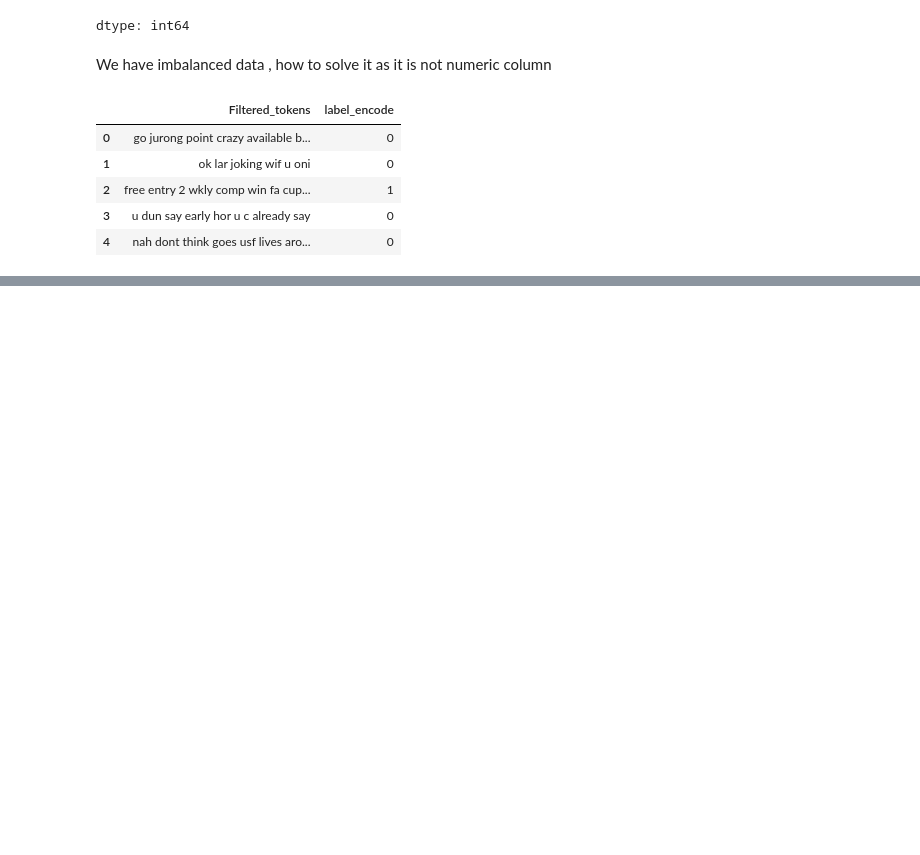
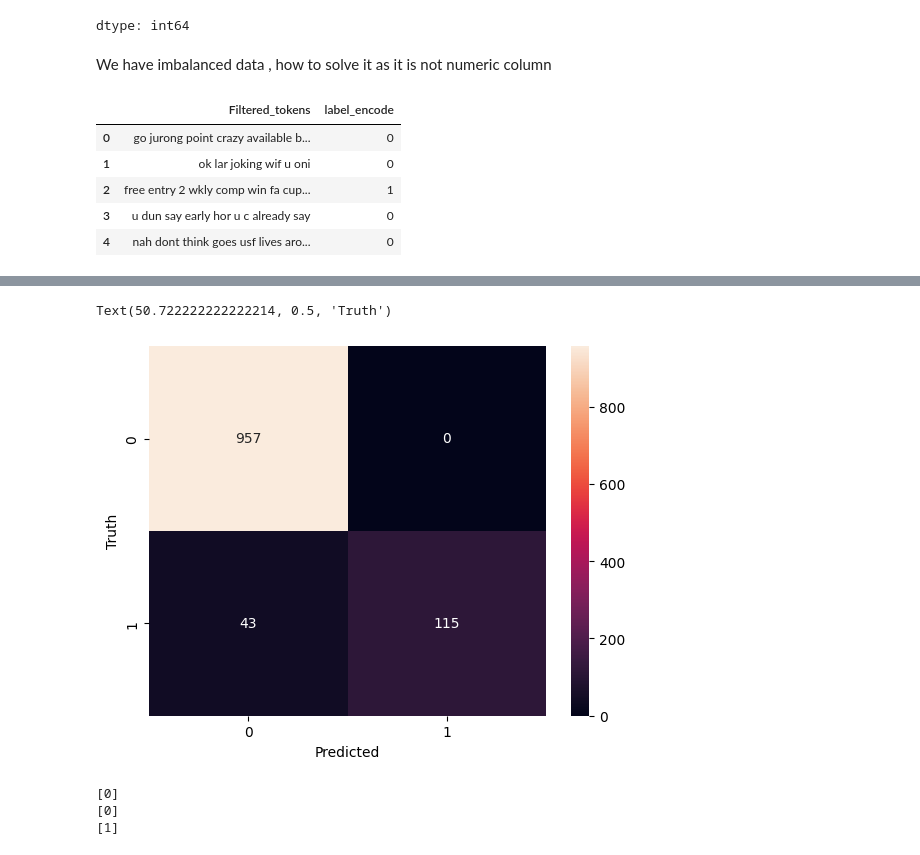
Before and after one commit to dhsingh0815/ML, a Jupyter notebook: Bayes/SpamIdentification.ipynb, the cells around one changed output, grey strips where cells are left out. Saved outputs shown, nothing was run; the diff lists cells and outputs as text; code cells hidden in the pictures; blank space fills up the shorter version.

```diff
--- a/Bayes/SpamIdentification.ipynb
+++ b/Bayes/SpamIdentification.ipynb
@@ -98,0 +101,13 @@ ValueError: could not convert string to float: 'go jurong point crazy available
+# %%
+vectorizer = TfidfVectorizer()
+X_train_pre= vectorizer.fit_transform(X_train)
+X_test_pre=vectorizer.transform(X_test)
+
+multinomialNB=MultinomialNB()
+multinomialNB.fit(X_train_pre, y_train)
+
+y_pred = multinomialNB.predict(X_test_pre)
+print(accuracy_score(y_test, y_pred))
+print(confusion_matrix(y_test, y_pred))
+print(classification_report(y_test, y_pred))
+cm=confusion_matrix(y_test, y_pred)
@@ -98,0 +126,23 @@ ValueError: could not convert string to float: 'go jurong point crazy available
+# %%
+from matplotlib import pyplot as plt
+import seaborn as sns
+sns.heatmap(cm, annot=True, fmt='d')
+plt.xlabel('Predicted')
+plt.ylabel('Truth')
+# %% [output]
+Text(50.722222222222214, 0.5, 'Truth')
+[figure, added]
+# %%
+print(multinomialNB.predict(vectorizer.transform(pd.Series("""Are you unique enough? Find out from 30th August. www.areyouunique.co.uk"""))))
+
+print(multinomialNB.predict(vectorizer.transform(pd.Series("""Dear User,
+All Hotmail customers have been upgraded to Outlook.com. Your Hotmail Account services has expired.
+Due to our new system upgrade to Outlook. In order for it to remain active follow the link Sign in Re-activate your account to Outlook. https://account.live.com
+Thanks,
+The Microsoft account team"""))))
+print(multinomialNB.predict(vectorizer.transform(pd.Series("""
+Please call our customer service representative on FREEPHONE 0808 145 4742 between 9am-11pm as you have WON a guaranteed å£1000 cash or å£5000 prize!"""))))
+# %% [output]
+[0]
+[0]
+[1]
```
Also changed, not shown: parts of 5 cells of this notebook.
